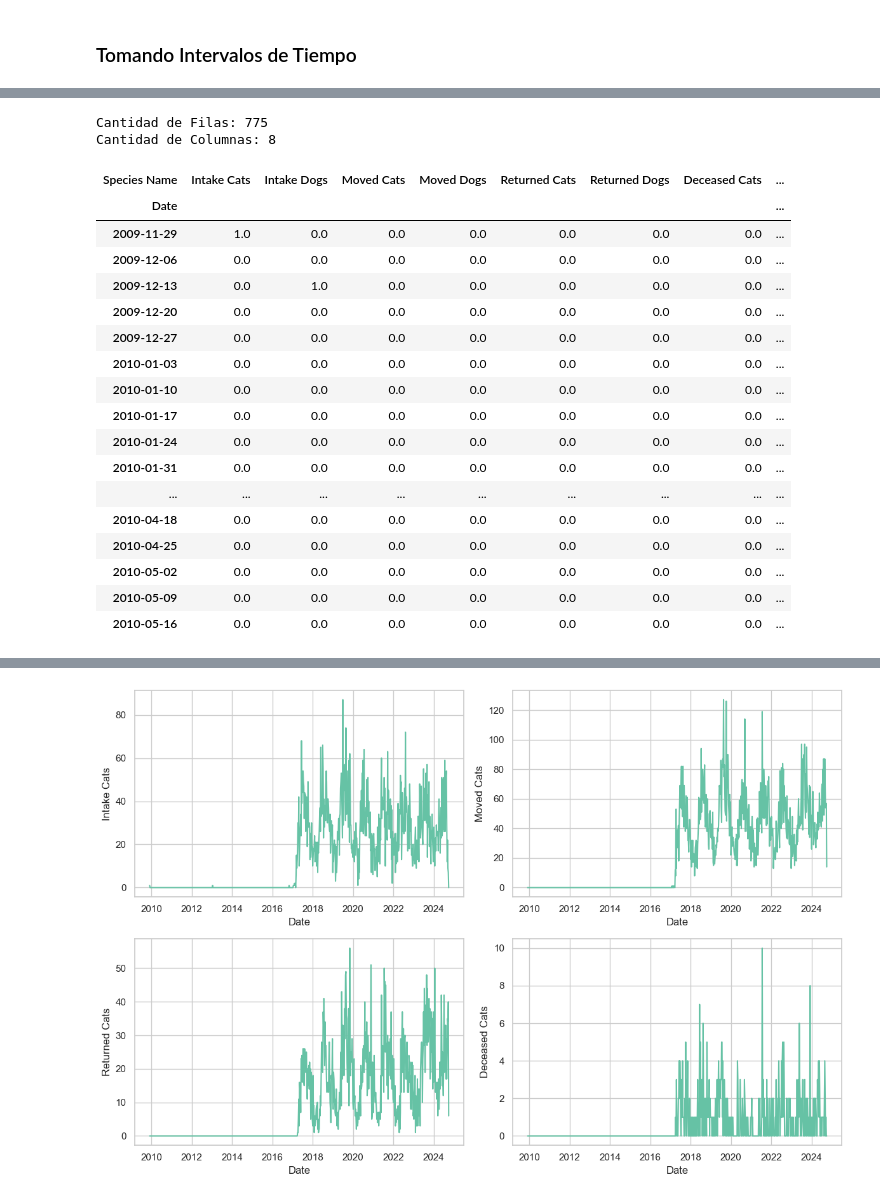
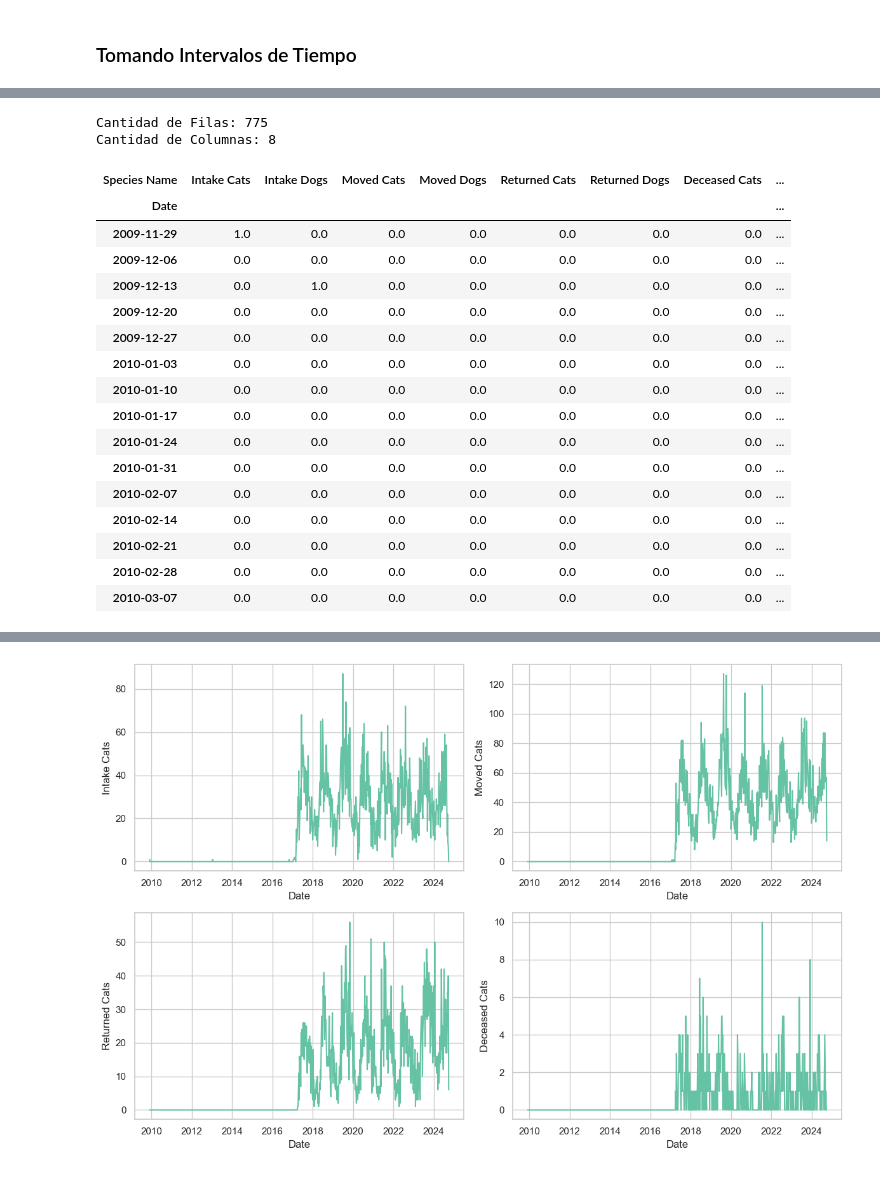
Before and after one commit to MicaKil/ia2, a Jupyter notebook: 08_dl-for-timeseries/Micaela_Del_Longo-Animal_Care/Micaela_Del_Longo-Animal_Care.ipynb, the cells around one changed output, grey strips where cells are left out. Cells and saved outputs as stored; diff of their text form; code cells hidden in the pictures.

```diff
--- a/08_dl-for-timeseries/Micaela_Del_Longo-Animal_Care/Micaela_Del_Longo-Animal_Care.ipynb
+++ b/08_dl-for-timeseries/Micaela_Del_Longo-Animal_Care/Micaela_Del_Longo-Animal_Care.ipynb
@@ -257,16 +248,16 @@ df_grouped_movement_rename = df_grouped_movement_reset.rename(columns={'Movement
 df_grouped_return_rename = df_grouped_return_reset.rename(columns={'Return DateTime': 'Date'})
 df_grouped_deceased_rename = df_grouped_deceased_reset.rename(columns={'Deceased DateTime': 'Date'})
 
-df_combined = pd.merge(df_grouped_intake_rename, df_grouped_movement_rename, on='Date', how='outer')
-df_combined = pd.merge(df_combined, df_grouped_return_rename, on='Date', how='outer')
-df_combined = pd.merge(df_combined, df_grouped_deceased_rename, on='Date', how='outer')
-df_combined = df_combined.fillna(0)
-df_combined = df_combined.set_index('Date', drop=True)
-df_combined.index = pd.to_datetime(df_combined.index)
+df_groups = pd.merge(df_grouped_intake_rename, df_grouped_movement_rename, on='Date', how='outer')
+df_groups = pd.merge(df_groups, df_grouped_return_rename, on='Date', how='outer')
+df_groups = pd.merge(df_groups, df_grouped_deceased_rename, on='Date', how='outer')
+df_groups = df_groups.fillna(0)
+df_groups = df_groups.set_index('Date', drop=True)
+df_groups.index = pd.to_datetime(df_groups.index)
 
-print("Cantidad de Filas: %d\nCantidad de Columnas: %d\n" % (df_combined.shape[0], df_combined.shape[1]))
-print(df_combined.columns)
-df_combined.head(10)
+print("Cantidad de Filas: %d\nCantidad de Columnas: %d\n" % (df_groups.shape[0], df_groups.shape[1]))
+print(df_groups.columns)
+df_groups.head(10)
 # %% [output]
 Cantidad de Filas: 2745
 Cantidad de Columnas: 8
@@ -324,26 +350,26 @@ plt.show()
 # %%
 # Resample the DataFrame to 3-month intervals and sum the values
-df_weekly = df_combined.resample('W').sum()
+df_weekly = df_groups.resample('W').sum()
 print("Cantidad de Filas: %d\nCantidad de Columnas: %d\n" % (df_weekly.shape[0], df_weekly.shape[1]))
-df_weekly.head(25)
+df_weekly.to_csv('micaela_data/processed/Animal_Shelter_Weekly.csv')
+df_weekly.head(15)
 # %% [output]
 Cantidad de Filas: 775
 Cantidad de Columnas: 8
 | Species Name | Intake Cats | Intake Dogs | Moved Cats | Moved Dogs | Returned Cats | Returned Dogs | Deceased Cats | ... |
 | Date |  |  |  |  |  |  |  | ... |
 | 2009-11-29 | 1.0 | 0.0 | 0.0 | 0.0 | 0.0 | 0.0 | 0.0 | ... |
 | 2009-12-06 | 0.0 | 0.0 | 0.0 | 0.0 | 0.0 | 0.0 | 0.0 | ... |
 | 2009-12-13 | 0.0 | 1.0 | 0.0 | 0.0 | 0.0 | 0.0 | 0.0 | ... |
 | 2009-12-20 | 0.0 | 0.0 | 0.0 | 0.0 | 0.0 | 0.0 | 0.0 | ... |
 | 2009-12-27 | 0.0 | 0.0 | 0.0 | 0.0 | 0.0 | 0.0 | 0.0 | ... |
 | 2010-01-03 | 0.0 | 0.0 | 0.0 | 0.0 | 0.0 | 0.0 | 0.0 | ... |
 | 2010-01-10 | 0.0 | 0.0 | 0.0 | 0.0 | 0.0 | 0.0 | 0.0 | ... |
 | 2010-01-17 | 0.0 | 0.0 | 0.0 | 0.0 | 0.0 | 0.0 | 0.0 | ... |
 | 2010-01-24 | 0.0 | 0.0 | 0.0 | 0.0 | 0.0 | 0.0 | 0.0 | ... |
 | 2010-01-31 | 0.0 | 0.0 | 0.0 | 0.0 | 0.0 | 0.0 | 0.0 | ... |
-| ... | ... | ... | ... | ... | ... | ... | ... | ... |
-| 2010-04-18 | 0.0 | 0.0 | 0.0 | 0.0 | 0.0 | 0.0 | 0.0 | ... |
-| 2010-04-25 | 0.0 | 0.0 | 0.0 | 0.0 | 0.0 | 0.0 | 0.0 | ... |
-| 2010-05-02 | 0.0 | 0.0 | 0.0 | 0.0 | 0.0 | 0.0 | 0.0 | ... |
-| 2010-05-09 | 0.0 | 0.0 | 0.0 | 0.0 | 0.0 | 0.0 | 0.0 | ... |
-| 2010-05-16 | 0.0 | 0.0 | 0.0 | 0.0 | 0.0 | 0.0 | 0.0 | ... |
+| 2010-02-07 | 0.0 | 0.0 | 0.0 | 0.0 | 0.0 | 0.0 | 0.0 | ... |
+| 2010-02-14 | 0.0 | 0.0 | 0.0 | 0.0 | 0.0 | 0.0 | 0.0 | ... |
+| 2010-02-21 | 0.0 | 0.0 | 0.0 | 0.0 | 0.0 | 0.0 | 0.0 | ... |
+| 2010-02-28 | 0.0 | 0.0 | 0.0 | 0.0 | 0.0 | 0.0 | 0.0 | ... |
+| 2010-03-07 | 0.0 | 0.0 | 0.0 | 0.0 | 0.0 | 0.0 | 0.0 | ... |
```
Also changed, not shown: parts of 17 cells of this notebook, 3 other files.
